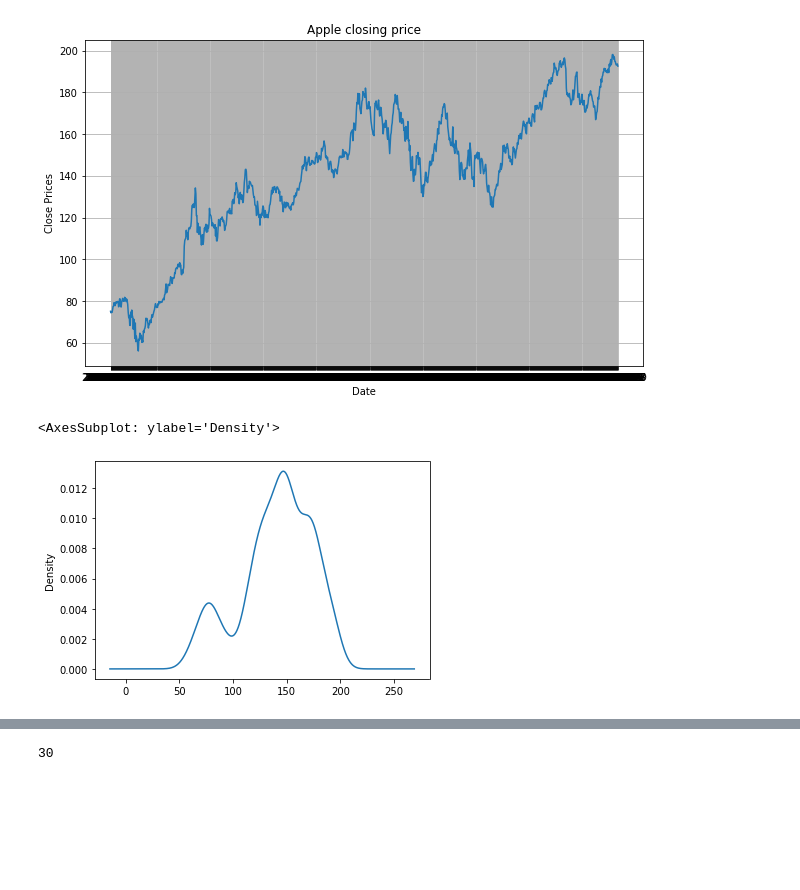
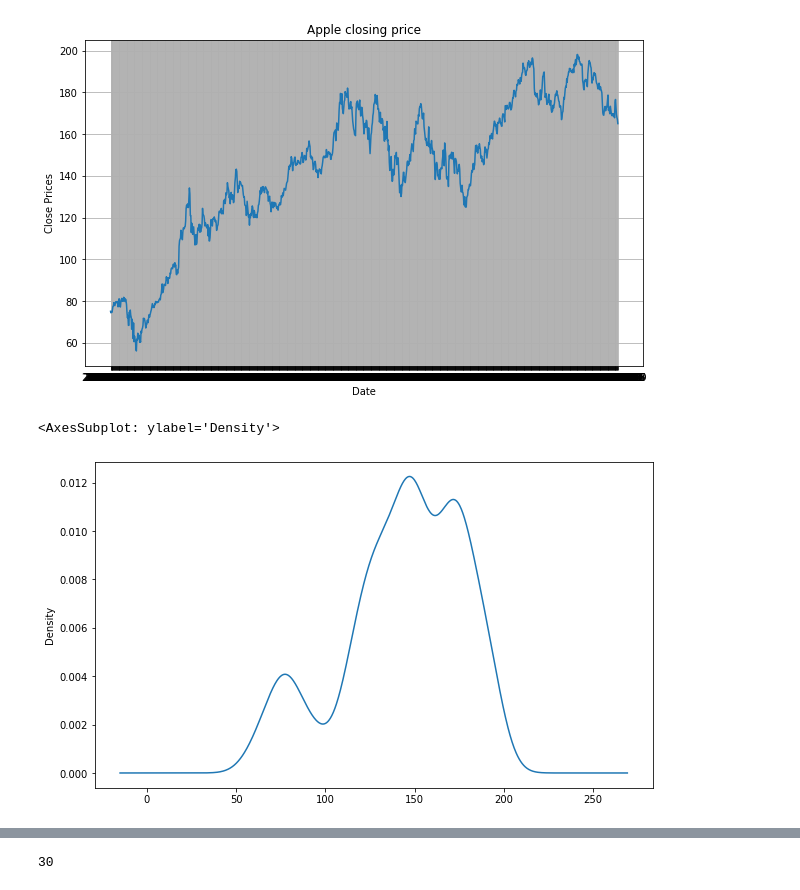
Before and after one commit to afolga/apziva_ai_residency, a Jupyter notebook: project5/notebooks/ARIMA.ipynb, the cells around one changed output, grey strips where cells are left out. Cells and saved outputs as stored; diff of their text form; code cells hidden in the pictures; blank space fills up the shorter version.

```diff
--- a/project5/notebooks/ARIMA.ipynb
+++ b/project5/notebooks/ARIMA.ipynb
@@ -12,7 +12,7 @@ from statsmodels.tsa.arima.model import ARIMA
 from sklearn.metrics import mean_squared_error, mean_absolute_error
 import math
 # %%
-train_data=pd.read_csv(r"C:\Users\agnes\Documents\apziva_ai_residency\project5\data\apple_train_data.csv")
-train_data.head()
+apple_data=pd.read_csv(r"C:\Users\agnes\Documents\apziva_ai_residency\project5\data\appl_data.csv")
+apple_data.head()
 # %% [output]
 |  | Date | Open | High | Low | Close | Adj Close | Volume |
@@ -22,7 +22,7 @@ train_data.head()
 | 3 | 2020-01-07 | 74.959999 | 75.224998 | 74.370003 | 74.597504 | 72.582664 | 108872000 |
 | 4 | 2020-01-08 | 74.290001 | 76.110001 | 74.290001 | 75.797501 | 73.750252 | 132079200 |
 # %%
-train_data = train_data.set_index(['Date'])
+apple_data= apple_data.set_index(['Date'])
 #train_data = stock_data.set_index(['Date'])
 #train_data.head()
 # %%
@@ -30,19 +30,19 @@ plt.figure(figsize=(10,6))
 plt.grid(True)
 plt.xlabel('Date')
 plt.ylabel('Close Prices')
-plt.plot(train_data['Close'])
+plt.plot(apple_data['Close'])
 plt.title('Apple closing price')
 plt.show()
 # %% [output]
-[figure, old version]
+[figure, new version]
 # %%
 
 #Distribution of the dataset
-df_close = train_data['Close']
+df_close = apple_data['Close']
 df_close.plot(kind='kde')
 # %% [output]
 <AxesSubplot: ylabel='Density'>
-[figure, old version]
+[figure, new version]
 # %%
 #Test for staionarity
 def test_stationarity(timeseries):
```
Also changed, not shown: parts of 18 cells of this notebook, 6 other files.
